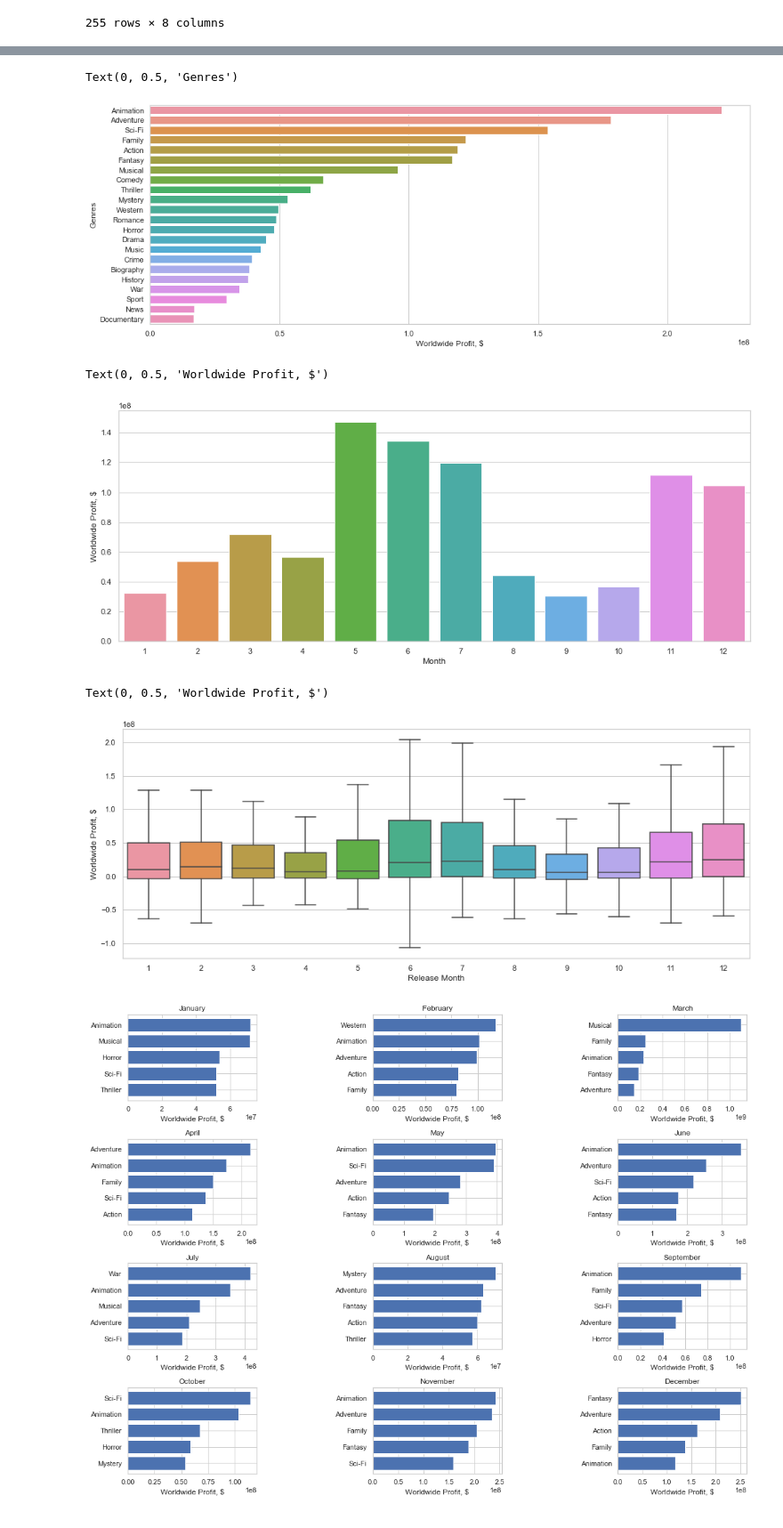
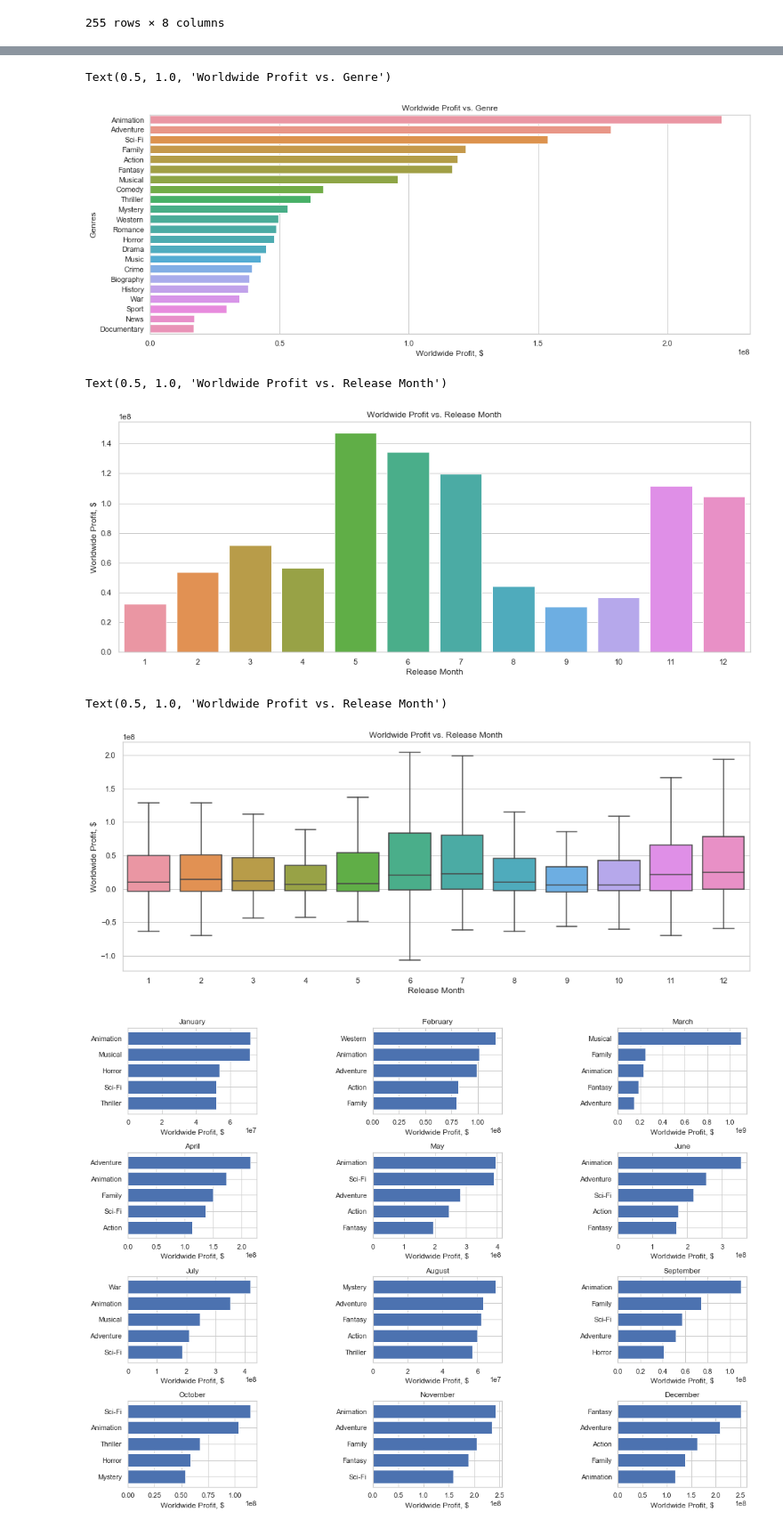
Before and after one commit to luaymatalka/movie-industry---exploratory-data-analysis, a Jupyter notebook: student.ipynb, the cells around one changed output, grey strips where cells are left out. Shown: that part at 89% size. Saved outputs shown, nothing was run; the diff lists cells and outputs as text; code cells hidden in the pictures.

```diff
--- a/student.ipynb
+++ b/student.ipynb
@@ -499,0 +472,8 @@ genres_months
+# %%
+# What is the relationship between domestic profit and worldwide profit?
+
+sns.lmplot(x='domestic_profit',y='worldwide_profit',data=total_df)
+plt.xlabel('Domestic Profit, $')
+plt.ylabel('Worldwide Profit, $')
+sns.set_context('paper')
+plt.title('Worldwide Profit vs. Domestic Profit')
@@ -500,14 +483,15 @@ genres_months
 # %%
 # Which genres generate the highest average worldwide profit?
 
 plt.figure(figsize=(16,6))
 sns.set(style="whitegrid")
 ax = sns.barplot(y=filtered_genres_df.index, x="worldwide_profit", data=filtered_genres_df)
 ax.set_xlabel('Worldwide Profit, $')
 ax.set_ylabel('Genres')
+plt.title('Worldwide Profit vs. Genre')
 # %% [output]
-Text(0, 0.5, 'Genres')
+Text(0.5, 1.0, 'Worldwide Profit vs. Genre')
-[figure, old version]
+[figure, new version]
 # %%
 # Which months generate the highest average worldwide profit?
 
@@ -516,13 +500,14 @@ Text(0, 0.5, 'Genres')
 plt.figure(figsize=(16,6))
 sns.set(style="whitegrid")
 ax = sns.barplot(x=top_months_df.index, y="worldwide_profit", data=top_months_df)
-ax.set_xlabel('Month')
+ax.set_xlabel('Release Month')
 ax.set_ylabel('Worldwide Profit, $')
+plt.title('Worldwide Profit vs. Release Month')
 # %% [output]
-Text(0, 0.5, 'Worldwide Profit, $')
+Text(0.5, 1.0, 'Worldwide Profit vs. Release Month')
-[figure, old version]
+[figure, new version]
 # %%
-# Box Plot of IQR of average worldwide_profit vs release_month
+# Box Plot of IQR of average worldwide_profit vs release_month, with the outliers removed
 
 plt.figure(figsize=(16,6))
 Q1 = total_df['worldwide_profit'].quantile(0.25)
@@ -534,9 +519,10 @@ total_df_filtered = total_df.loc[filtered_df]
 ax2 = sns.boxplot(x='release_month',y='worldwide_profit', data = total_df_filtered, showfliers=False)
 ax2.set_xlabel('Release Month')
 ax2.set_ylabel('Worldwide Profit, $')
+plt.title('Worldwide Profit vs. Release Month')
 # %% [output]
-Text(0, 0.5, 'Worldwide Profit, $')
+Text(0.5, 1.0, 'Worldwide Profit vs. Release Month')
-[figure, old version]
+[figure, new version]
 # %%
 # The 5 genres that generate the highest worldwide profit depending on the month
 
```
Also changed, not shown: parts of 18 cells of this notebook, 7 other files.
